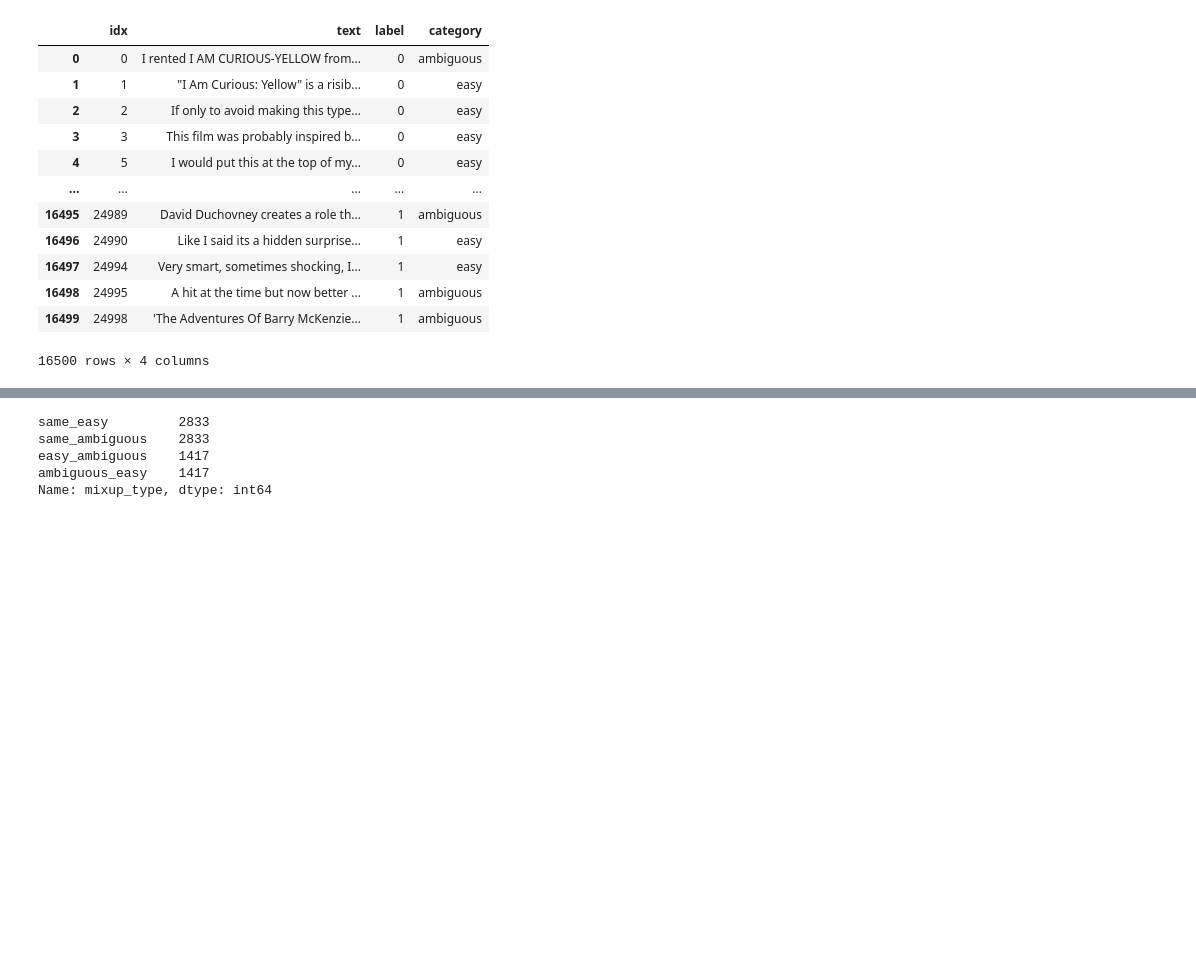
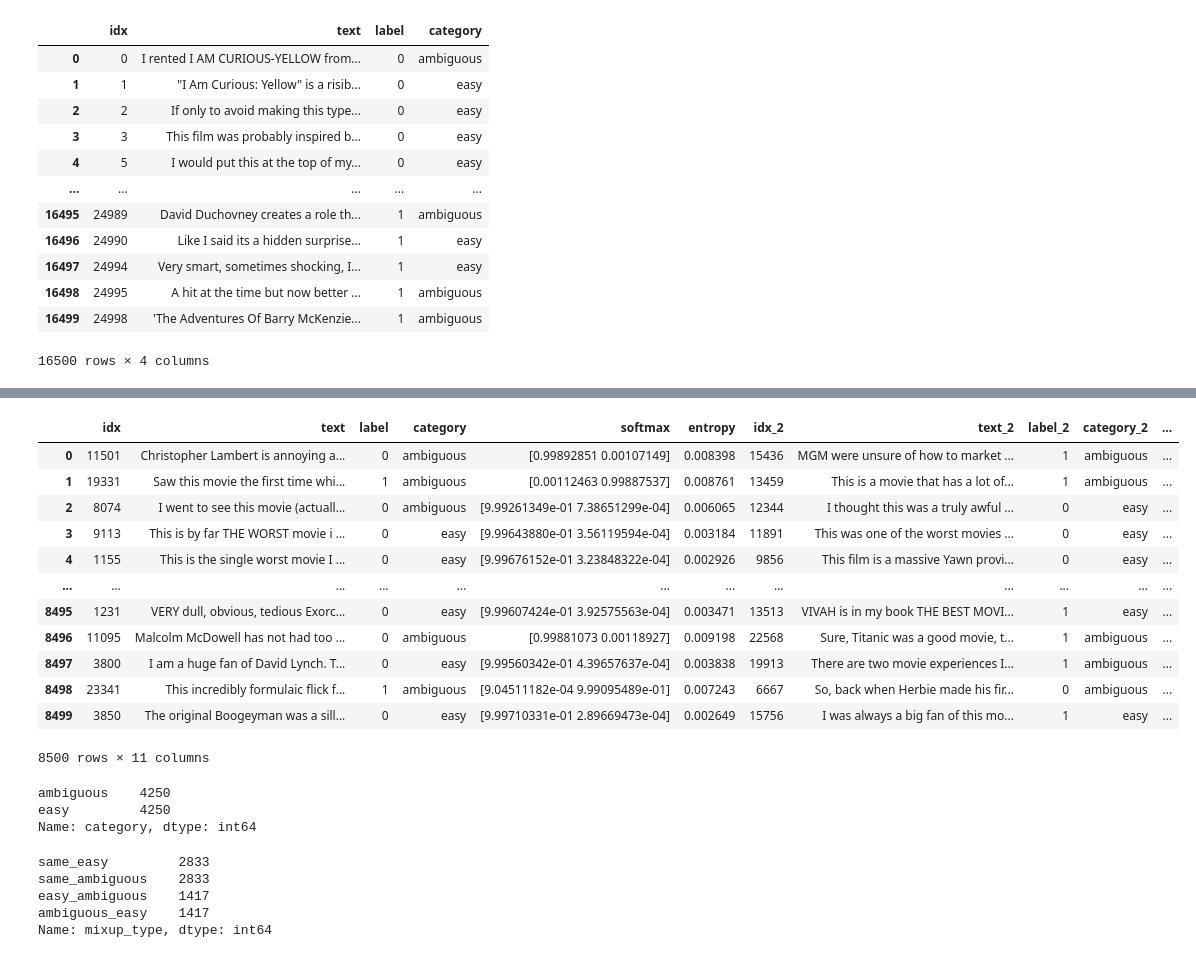
Before and after one commit to Raghav1606/Training-Dyamics-and-Entropy-Aware-Mixup-for-Robust-Text-Classification, a Jupyter notebook: notebooks/mixup_training.ipynb, the cells around one changed output, grey strips where cells are left out. Drawn from its saved outputs; the diff is of its cells as text; code cells hidden in the pictures; blank space fills up the shorter version.

```diff
--- a/notebooks/mixup_training.ipynb
+++ b/notebooks/mixup_training.ipynb
@@ -628,3 +624,25 @@ Name: category, dtype: int64
+# %%
+mixup_dataset.dropna()
+# %% [output]
+|  | idx | text | label | category | softmax | entropy | idx_2 | text_2 | label_2 | category_2 | ... |
+| 0 | 11501 | Christopher Lambert is annoying a... | 0 | ambiguous | [0.99892851 0.00107149] | 0.008398 | 15436 | MGM were unsure of how to market ... | 1 | ambiguous | ... |
+| 1 | 19331 | Saw this movie the first time whi... | 1 | ambiguous | [0.00112463 0.99887537] | 0.008761 | 13459 | This is a movie that has a lot of... | 1 | ambiguous | ... |
+| 2 | 8074 | I went to see this movie (actuall... | 0 | ambiguous | [9.99261349e-01 7.38651299e-04] | 0.006065 | 12344 | I thought this was a truly awful ... | 0 | easy | ... |
+| 3 | 9113 | This is by far THE WORST movie i ... | 0 | easy | [9.99643880e-01 3.56119594e-04] | 0.003184 | 11891 | This was one of the worst movies ... | 0 | easy | ... |
+| 4 | 1155 | This is the single worst movie I ... | 0 | easy | [9.99676152e-01 3.23848322e-04] | 0.002926 | 9856 | This film is a massive Yawn provi... | 0 | easy | ... |
+| ... | ... | ... | ... | ... | ... | ... | ... | ... | ... | ... | ... |
+| 8495 | 1231 | VERY dull, obvious, tedious Exorc... | 0 | easy | [9.99607424e-01 3.92575563e-04] | 0.003471 | 13513 | VIVAH is in my book THE BEST MOVI... | 1 | easy | ... |
+| 8496 | 11095 | Malcolm McDowell has not had too ... | 0 | ambiguous | [0.99881073 0.00118927] | 0.009198 | 22568 | Sure, Titanic was a good movie, t... | 1 | ambiguous | ... |
+| 8497 | 3800 | I am a huge fan of David Lynch. T... | 0 | easy | [9.99560342e-01 4.39657637e-04] | 0.003838 | 19913 | There are two movie experiences I... | 1 | ambiguous | ... |
+| 8498 | 23341 | This incredibly formulaic flick f... | 1 | ambiguous | [9.04511182e-04 9.99095489e-01] | 0.007243 | 6667 | So, back when Herbie made his fir... | 0 | ambiguous | ... |
+| 8499 | 3850 | The original Boogeyman was a sill... | 0 | easy | [9.99710331e-01 2.89669473e-04] | 0.002649 | 15756 | I was always a big fan of this mo... | 1 | easy | ... |
+8500 rows × 11 columns
+# %%
+mixup_dataset['category'].value_counts()
+# %% [output]
+ambiguous    4250
+easy         4250
+Name: category, dtype: int64
 # %%
 mixup_dataset['mixup_type'].value_counts()
 # %% [output]
```
Also changed, not shown: parts of 6 cells of this notebook, 10 other files.
